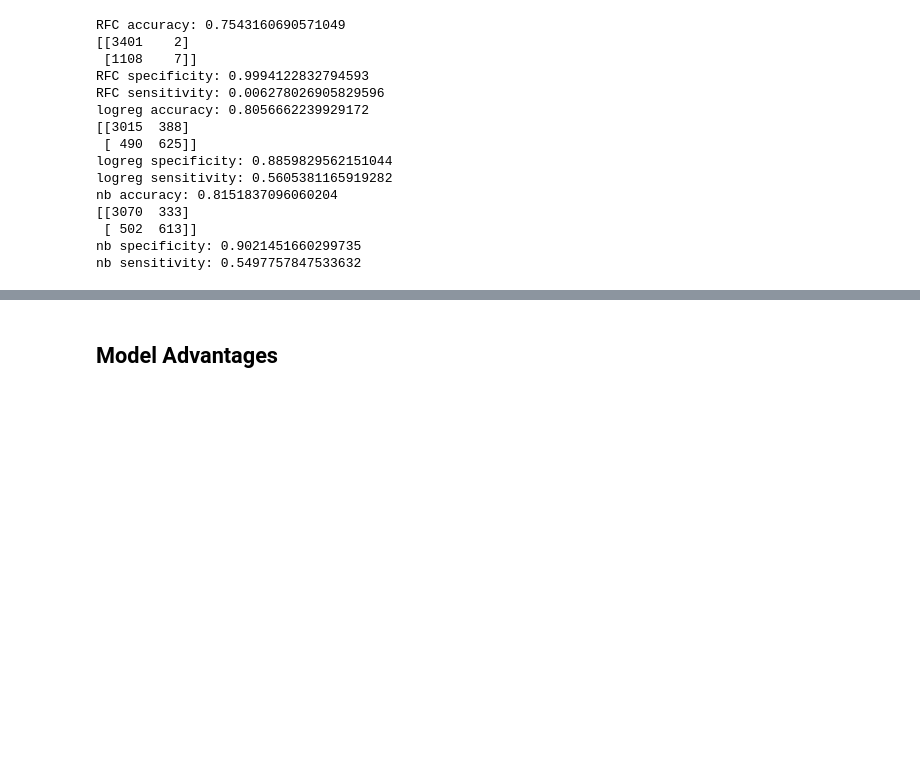
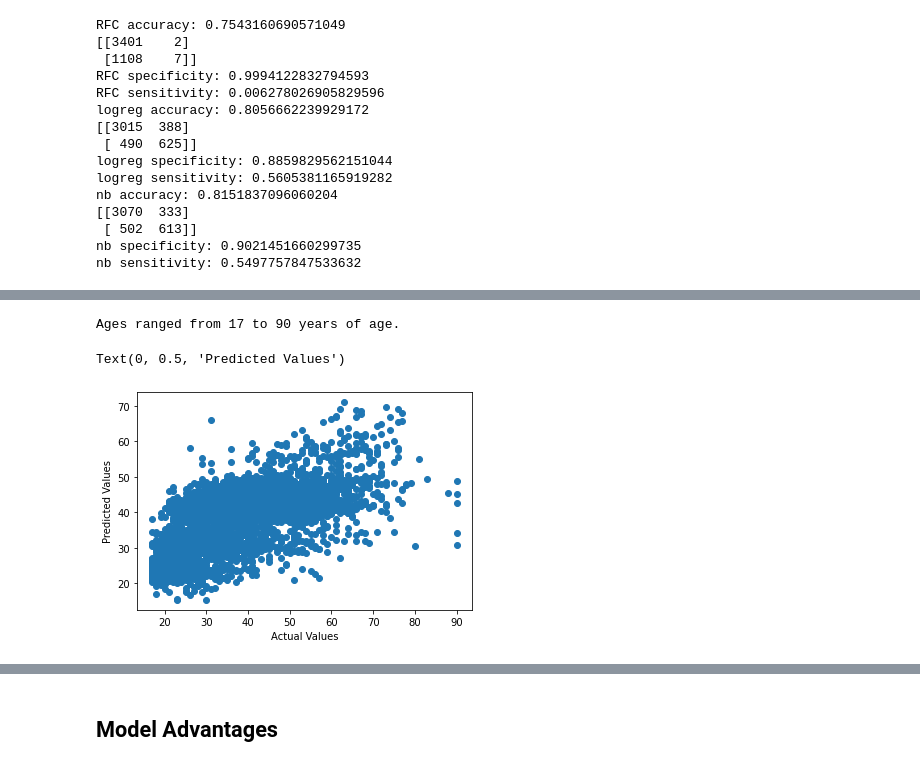
Before and after one commit to j-dominguez9/ML1_Proj1, a Jupyter notebook: Lab2/lab2 - Final.ipynb, the cells around one changed output, grey strips where cells are left out. Saved outputs shown, nothing was run; the diff lists cells and outputs as text; code cells hidden in the pictures; blank space fills up the shorter version.

```diff
--- a/Lab2/lab2 - Final.ipynb
+++ b/Lab2/lab2 - Final.ipynb
@@ -513,2 +529,36 @@ Wall time: 25min 15s
 # %% [markdown]
 ### Age Prediction
+# %%
+from sklearn import linear_model
+from sklearn.svm import SVR
+from sklearn.svm import LinearSVR
+from sklearn.linear_model import Lasso
+from sklearn.model_selection import cross_validate
+from sklearn.model_selection import GridSearchCV
+from sklearn.metrics import make_scorer, mean_squared_error
+
+# Function to obtain RMSE
+def rmse(y_actual, y_predicted):
+    return np.sqrt(mean_squared_error(y_actual, y_predicted))
+
+# Scorers for RMSE function above
+rmse_scorer = make_scorer(score_func=rmse, greater_is_better=False)
+
+# Function to test multiple regression models
+def EvalRegEst(regEstimator, X, y, cv):
+    scores = cross_validate(regEstimator, X, y, scoring=rmse_scorer, cv=cv, return_train_score=False)
+    scores['test_score'] = scores['test_score']*-1
+    rmse_ave = scores['test_score'].mean()
+    return rmse_ave
+# %%
+# Multiple Linear Regression, grid search cross-validation used to determine best estimators
+reg = linear_model.LinearRegression(copy_X=True)
+parameters = {'normalize':(True,False), 'fit_intercept':(True,False)}
+
+regGridSearch = GridSearchCV(estimator=reg, verbose=1, param_grid=parameters, cv=cv_object, scoring=rmse_scorer)
+regGridSearch.fit(XAge_train, yAge_train)
+regEstimator = regGridSearch.best_estimator_
+regEstimator
+
+print("Average RMSE:")
+EvalRegEst(regEstimator, XAge_train, yAge_train, cv_object)
@@ -638,0 +731,14 @@ nb sensitivity: 0.5497757847533632
+# %%
+print("Ages ranged from", yAge_test.min(), "to", yAge_test.max(), "years of age.")
+# %% [output]
+Ages ranged from 17 to 90 years of age.
+# %%
+from matplotlib import pyplot as plt
+
+regPreds = regEstimator.predict(XAge_test)
+plt.scatter(yAge_test, regPreds)
+plt.xlabel('Actual Values')
+plt.ylabel('Predicted Values')
+# %% [output]
+Text(0, 0.5, 'Predicted Values')
+[figure, added]
```
Also changed, not shown: parts of 17 cells of this notebook.
